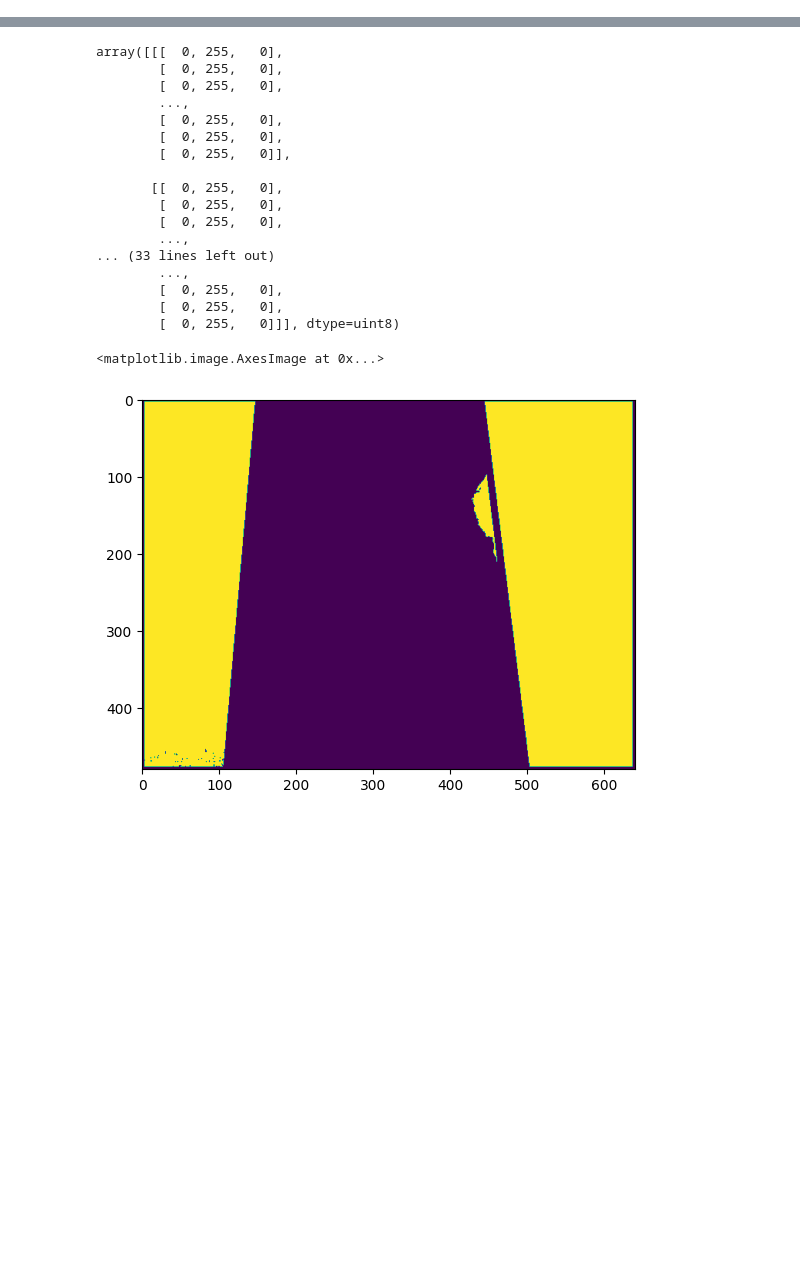
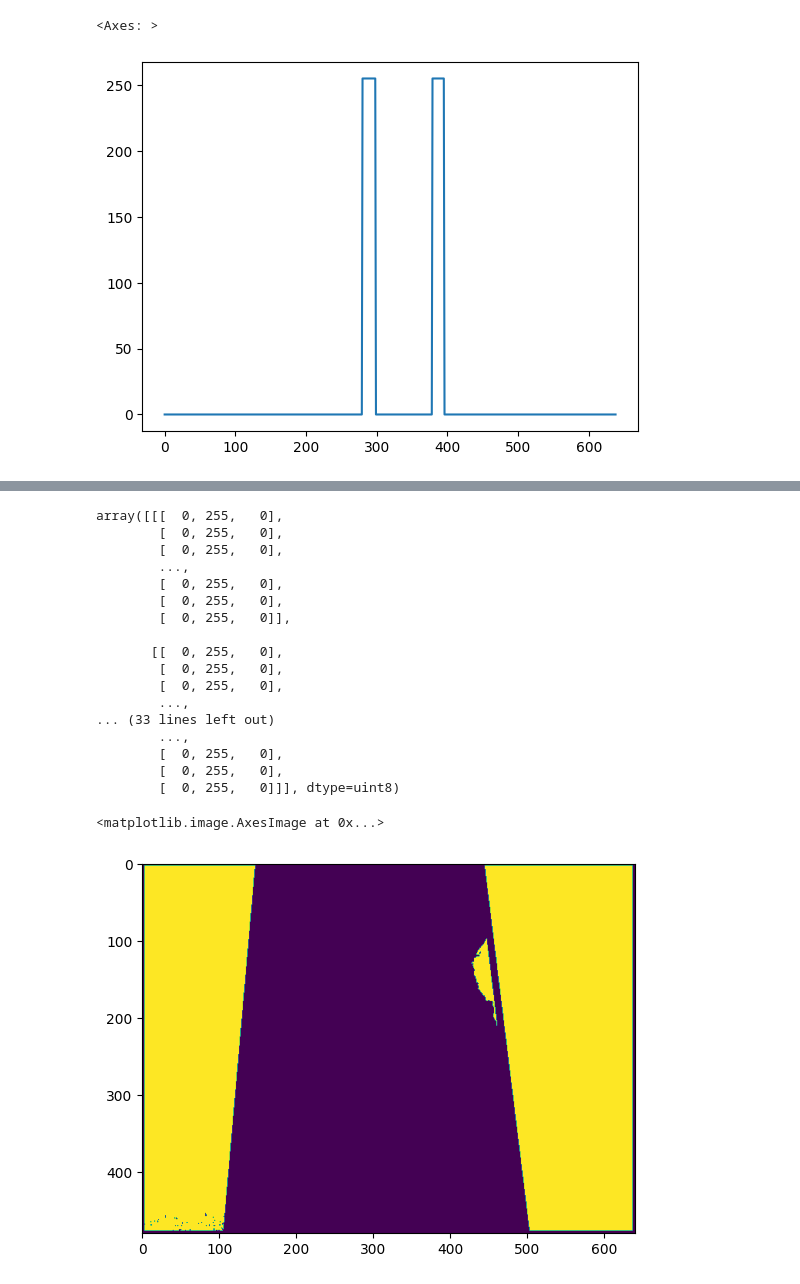
Before and after one commit to vitorfrois/ProjetoCorreia, a Jupyter notebook: rectangle.ipynb, the cells around one changed output, grey strips where cells are left out. Cells and saved outputs as stored; diff of their text form; code cells hidden in the pictures; blank space fills up the shorter version.

```diff
--- a/rectangle.ipynb
+++ b/rectangle.ipynb
@@ -64,6 +67,8 @@ def calibrate_camera(cap: cv.VideoCapture, threshold: int) -> np.array:
     central_line = np.array([cl_x1, cl_y1, cl_x2, cl_y2])
 
 
+    n_votes = 350
+
     while calibrating:
         ret, frame = cap.read()
         # if frame is read correctly ret is True
@@ -73,10 +78,26 @@ def calibrate_camera(cap: cv.VideoCapture, threshold: int) -> np.array:
 
         imgray = cv.cvtColor(frame, cv.COLOR_BGR2GRAY)
         ret, thresh = cv.threshold(imgray, threshold, 100, cv.THRESH_BINARY)
-        edges = cv.Canny(thresh,50,150)
-        # edges = cv.blur(edges, (3, 3))
+        edges = cv.Canny(thresh,50,150, apertureSize = 3)
+        edges = cv.dilate(edges,kernel,iterations = 1)
 
-        lines = cv.HoughLines(edges, 1, 2 * np.pi/180, 250)
+        pressed_key = cv.waitKey(1)
+        if pressed_key == ord('a'):
+            n_votes = min(1000, n_votes + 10)
+        elif pressed_key == ord('s'):
+            n_votes = max(0, n_votes - 10)
+        elif pressed_key == ord(' '):
+            calibrating = False
+
+
+        lines = cv.HoughLines(
+            edges,
+            1,
+            np.pi/180,
+            n_votes,
+            # minLineLength=300,
+            # maxLineGap=30
+        )
 
         right_line = None
         right_line_lenght = 0
@@ -84,7 +105,7 @@ def calibrate_camera(cap: cv.VideoCapture, threshold: int) -> np.array:
         left_line_lenght = 0
         try:
             for line in lines:
-                x1,y1,x2,y2 = compute_lines(line[0])
+                x1,y1,x2,y2 = compute_lines(line)
                 cv.line(frame,(x1, y1),(x2, y2),(0,0, 255),2)
 
             #     x1_diff = cl_x1 - x1
@@ -101,17 +122,17 @@ def calibrate_camera(cap: cv.VideoCapture, threshold: int) -> np.array:
 
             # cv.line(frame,(left_line[0],left_line[1]),(left_line[2],left_line[3]),(0,0, 255),2)
             # cv.line(frame,(right_line[0],right_line[1]),(right_line[2],right_line[3]),(0,255,0),2)
-            # cv.line(frame,(cl_x1, cl_y1), (cl_x2, cl_y2),(255,255,255),2)
+            cv.line(frame,(cl_x1, cl_y1), (cl_x2, cl_y2),(255,255,255),2)
         except TypeError as e:
-            print('Nao foi possivel identificar linhas: ')
+            print(f'Nao foi possivel identificar linhas: {e}')
 
         # dest = cv.cornerHarris(thresh, 2, 5, 0.03)
         # dest = cv.dilate(dest, None)
         # frame[dest > 0.01 * dest.max()]=[0, 0, 255]
 
-        cv.imshow('frame', edges)
+        frame = cv.putText(
+            frame, str(n_votes), org, font,
+                   fontScale, (255, 255, 255), thickness, cv.LINE_AA)
+        cv.imshow('frame', frame)
 
-        if cv.waitKey(1) == ord(' '):
-            break
-
-    # return lines
+    return lines, n_votes
@@ -175,0 +286,7 @@ Nao foi possivel identificar linhas:
+# %%
+arr = np.diff(np.sum(255 - thresh, axis=0))
+arr[arr > 255] = 255
+sns.lineplot(arr)
+# %% [output]
+<Axes: >
+[figure, added]
```
Also changed, not shown: parts of 7 cells of this notebook.
